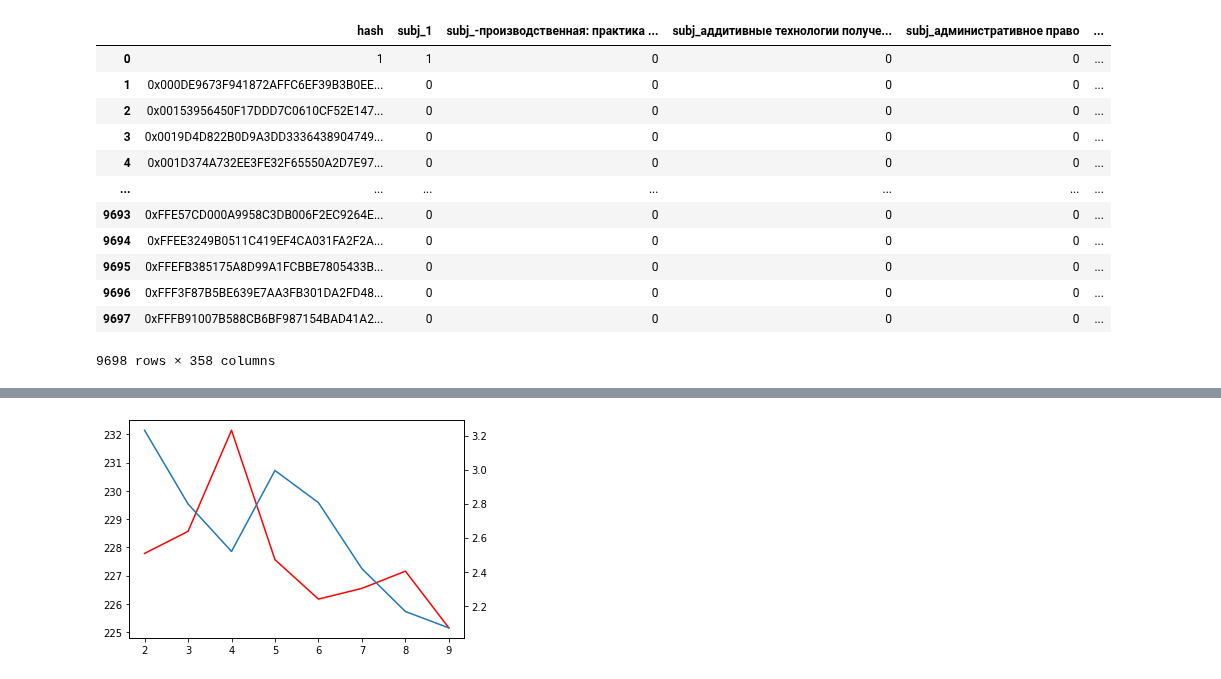
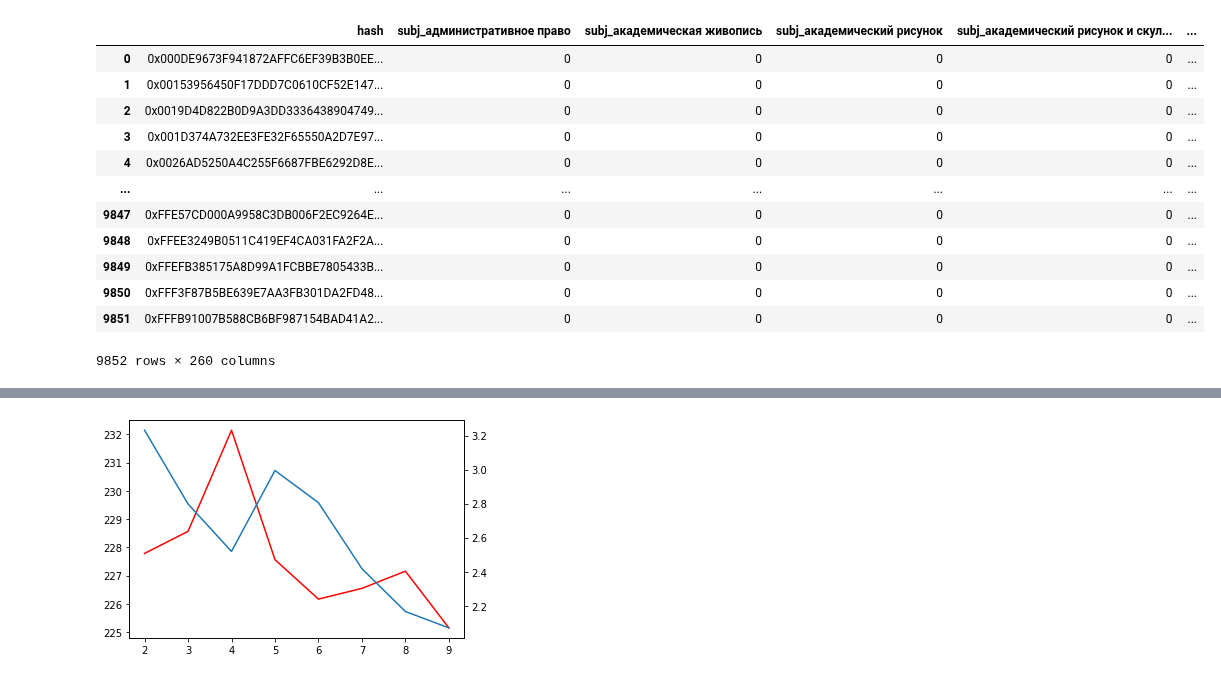
Before and after one commit to Maksimka9/clustering, a Jupyter notebook: main.ipynb, the cells around one changed output, grey strips where cells are left out. Drawn from its saved outputs; the diff is of its cells as text; code cells hidden in the pictures.

```diff
--- a/main.ipynb
+++ b/main.ipynb
@@ -10,28 +10,43 @@ import matplotlib.pyplot
 import sklearn
 from sklearn import cluster
 from sklearn import datasets
-# %%
-# Сформируем тестовый набор данных из 5000 записей, каждая из которых имеет две координаты.
-# При этом полученный набор данных будет иметь 4 явно выраженных кластера.
-#test_x, test_y = datasets.make_blobs(n_samples = 5000, n_features = 2, centers = 4)
-
-filename = r"https://github.com/Maksimka9/klustering/blob/main/prepared_data_sem_2.csv?raw=true"
-df = pd.read_csv(filename, index_col=False)
-df
-# %% [output]
-|  | hash | subj_1 | subj_-производственная: практика ... | subj_аддитивные технологии получе... | subj_административное право | ... |
-| 0 | 1 | 1 | 0 | 0 | 0 | ... |
-| 1 | 0x000DE9673F941872AFFC6EF39B3B0EE... | 0 | 0 | 0 | 0 | ... |
-| 2 | 0x00153956450F17DDD7C0610CF52E147... | 0 | 0 | 0 | 0 | ... |
-| 3 | 0x0019D4D822B0D9A3DD3336438904749... | 0 | 0 | 0 | 0 | ... |
-| 4 | 0x001D374A732EE3FE32F65550A2D7E97... | 0 | 0 | 0 | 0 | ... |
-| ... | ... | ... | ... | ... | ... | ... |
-| 9693 | 0xFFE57CD000A9958C3DB006F2EC9264E... | 0 | 0 | 0 | 0 | ... |
-| 9694 | 0xFFEE3249B0511C419EF4CA031FA2F2A... | 0 | 0 | 0 | 0 | ... |
-| 9695 | 0xFFEFB385175A8D99A1FCBBE7805433B... | 0 | 0 | 0 | 0 | ... |
-| 9696 | 0xFFF3F87B5BE639E7AA3FB301DA2FD48... | 0 | 0 | 0 | 0 | ... |
-| 9697 | 0xFFFB91007B588CB6BF987154BAD41A2... | 0 | 0 | 0 | 0 | ... |
-9698 rows × 358 columns
+# %%
+# Сформируем тестовый набор данных из 5000 записей, каждая из которых имеет две координаты.
+# При этом полученный набор данных будет иметь 4 явно выраженных кластера.
+#test_x, test_y = datasets.make_blobs(n_samples = 5000, n_features = 2, centers = 4)
+
+sem_1_data = r"https://github.com/Maksimka9/klustering/blob/main/prepared_data_sem_1.csv?raw=true"
+sem_2_data = r"https://github.com/Maksimka9/klustering/blob/main/prepared_data_sem_2.csv?raw=true"
+sem_3_data = r"https://github.com/Maksimka9/klustering/blob/main/prepared_data_sem_3.csv?raw=true"
+sem_4_data = r"https://github.com/Maksimka9/klustering/blob/main/prepared_data_sem_4.csv?raw=true"
+sem_5_data = r"https://github.com/Maksimka9/klustering/blob/main/prepared_data_sem_5.csv?raw=true"
+sem_6_data = r"https://github.com/Maksimka9/klustering/blob/main/prepared_data_sem_6.csv?raw=true"
+sem_7_data = r"https://github.com/Maksimka9/klustering/blob/main/prepared_data_sem_7.csv?raw=true"
+sem_8_data = r"https://github.com/Maksimka9/klustering/blob/main/prepared_data_sem_8.csv?raw=true"
+
+df_sem_1 = pd.read_csv(sem_1_data, index_col=False)
+df_sem_2 = pd.read_csv(sem_2_data, index_col=False)
+df_sem_3 = pd.read_csv(sem_3_data, index_col=False)
+df_sem_4 = pd.read_csv(sem_4_data, index_col=False)
+df_sem_5 = pd.read_csv(sem_5_data, index_col=False)
+df_sem_6 = pd.read_csv(sem_6_data, index_col=False)
+df_sem_7 = pd.read_csv(sem_7_data, index_col=False)
+df_sem_8 = pd.read_csv(sem_8_data, index_col=False)
+df_sem_1
+# %% [output]
+|  | hash | subj_административное право | subj_академическая живопись | subj_академический рисунок | subj_академический рисунок и скул... | ... |
+| 0 | 0x000DE9673F941872AFFC6EF39B3B0EE... | 0 | 0 | 0 | 0 | ... |
+| 1 | 0x00153956450F17DDD7C0610CF52E147... | 0 | 0 | 0 | 0 | ... |
+| 2 | 0x0019D4D822B0D9A3DD3336438904749... | 0 | 0 | 0 | 0 | ... |
+| 3 | 0x001D374A732EE3FE32F65550A2D7E97... | 0 | 0 | 0 | 0 | ... |
+| 4 | 0x0026AD5250A4C255F6687FBE6292D8E... | 0 | 0 | 0 | 0 | ... |
+| ... | ... | ... | ... | ... | ... | ... |
+| 9847 | 0xFFE57CD000A9958C3DB006F2EC9264E... | 0 | 0 | 0 | 0 | ... |
+| 9848 | 0xFFEE3249B0511C419EF4CA031FA2F2A... | 0 | 0 | 0 | 0 | ... |
+| 9849 | 0xFFEFB385175A8D99A1FCBBE7805433B... | 0 | 0 | 0 | 0 | ... |
+| 9850 | 0xFFF3F87B5BE639E7AA3FB301DA2FD48... | 0 | 0 | 0 | 0 | ... |
+| 9851 | 0xFFFB91007B588CB6BF987154BAD41A2... | 0 | 0 | 0 | 0 | ... |
+9852 rows × 260 columns
 # %%
 # Вспомогательная таблица для сопоставления меток класса с хэш-номером студентов
 
```
Also changed, not shown: parts of 6 cells of this notebook.
